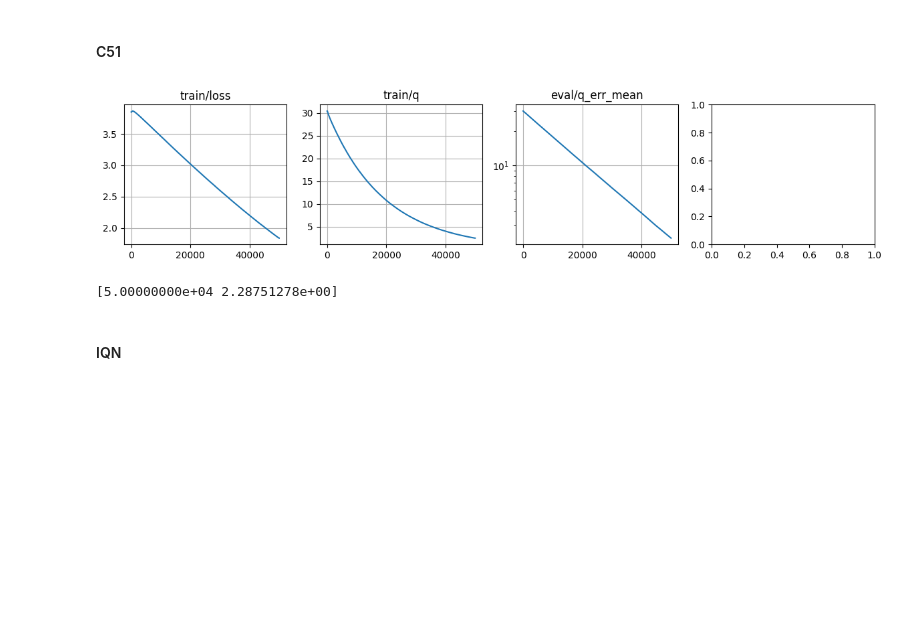
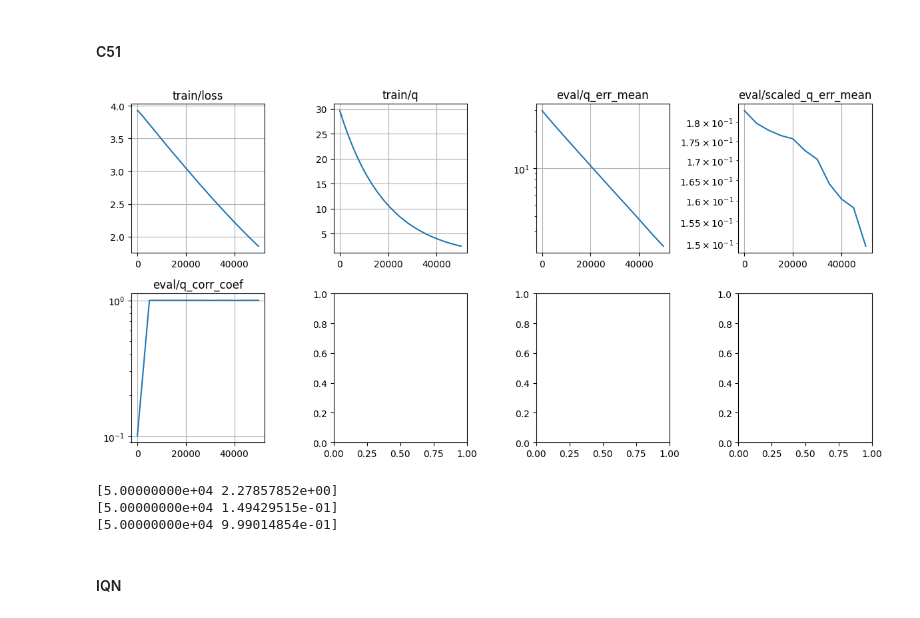
Before and after one commit to chongyi-zheng/ogbench, a Jupyter notebook: notebooks/2025_07_03_RiverSwim_sarsa.ipynb, the cells around one changed output. Saved outputs shown, nothing was run; the diff lists cells and outputs as text; code cells hidden in the pictures; blank space fills up the shorter version.

```diff
--- a/notebooks/2025_07_03_RiverSwim_sarsa.ipynb
+++ b/notebooks/2025_07_03_RiverSwim_sarsa.ipynb
@@ -217,10 +218,10 @@ class Critic(nn.Module):
     qs = nn.Sequential([
       nn.Dense(512),
       nn.gelu,
-      nn.LayerNorm(),
+      # nn.LayerNorm(),
       nn.Dense(512),
       nn.gelu,
-      nn.LayerNorm(),
+      # nn.LayerNorm(),
       nn.Dense(env.num_actions),
     ])(obs)
 
@@ -258,14 +259,14 @@ def loss_fn(params, target_params, batch):
 
   return loss, info
 
-optimizer = optax.adam(learning_rate=3e-4)
+optimizer = splus(learning_rate=3e-4 * 512 * 2)
 opt_state = optimizer.init(critic_params)
 grad_fn = jax.value_and_grad(loss_fn, has_aux=True)
 
 @jax.jit
 def update_fn(params, target_params, opt_state, batch):
   (loss, info), grads = grad_fn(params, target_params, batch)
-  updates, opt_state = optimizer.update(grads, opt_state)
+  updates, opt_state = optimizer.update(grads, opt_state, params)
   params = optax.apply_updates(params, updates)
 
   target_params = jax.tree_util.tree_map(
@@ -278,10 +279,15 @@ def update_fn(params, target_params, opt_state, batch):
 def evaluate_fn(params):
   obs = jnp.arange(env.num_states)
   q = critic.apply(params, obs)
+  scaled_q = q * (behavioral_q / q).mean()
   q_err_mean = jnp.mean(np.abs(q - behavioral_q))
+  scaled_q_err_mean = jnp.mean(np.abs(scaled_q - behavioral_q))
+  q_corr_coef = jnp.corrcoef(q.reshape(-1), behavioral_q.reshape(-1))[0, 1]
 
   info = {
-    'q_err_mean': q_err_mean
+    'q_err_mean': q_err_mean,
+    'scaled_q_err_mean': scaled_q_err_mean,
+    'q_corr_coef': q_corr_coef,
   }
 
   return info
@@ -305,7 +311,7 @@ for i in tqdm.trange(1, num_iterations + 1):
       )
 
   if i == 1 or i % log_interval == 0:
-    plot_metrics(metrics, logyscale_stats=['eval/q_err_mean'])
+    plot_metrics(metrics, logyscale_stats=['eval/q_err_mean', 'eval/scaled_q_err_mean', 'eval/q_corr_coef'])
     display.clear_output(wait=True)
     plt.tight_layout()
     plt.show()
@@ -330,10 +340,10 @@ class CategoricalCritic(nn.Module):
     logits = nn.Sequential([
       nn.Dense(512),
       nn.gelu,
-      nn.LayerNorm(),
+      # nn.LayerNorm(),
       nn.Dense(512),
       nn.gelu,
-      nn.LayerNorm(),
+      # nn.LayerNorm(),
       nn.Dense(env.num_actions * num_atoms),
     ])(obs)
 
@@ -371,9 +381,7 @@ def loss_fn(params, target_params, batch):
   qs, dists = cate_critic.apply(params, batch['observations'])
   probs = jnp.sum(dists * jax.nn.one_hot(batch['actions'], env.num_actions)[..., None], axis=1)
 
-  next_qs, next_dists = cate_critic.apply(target_params, batch['next_observations'])
-  # next_actions = jnp.argmax(next_qs, axis=-1)
-  # next_probs = jnp.sum(next_dists * jax.nn.one_hot(next_actions, env.num_actions)[..., None], axis=1)
+  _, next_dists = cate_critic.apply(target_params, batch['next_observations'])
   next_probs = jnp.sum(next_dists * jax.nn.one_hot(batch['next_actions'], env.num_actions)[..., None], axis=1)
 
   projected_atoms = jnp.clip(batch['rewards'][:, None] + discount * atoms[None], v_min, v_max)
@@ -401,14 +409,14 @@ def loss_fn(params, target_params, batch):
 
   return loss, info
 
-optimizer = optax.adam(learning_rate=3e-4)
+optimizer = splus(learning_rate=3e-4 * 512 * 2)
 opt_state = optimizer.init(cate_critic_params)
 grad_fn = jax.value_and_grad(loss_fn, has_aux=True)
 
 @jax.jit
 def update_fn(params, target_params, opt_state, batch):
   (loss, info), grads = grad_fn(params, target_params, batch)
-  updates, opt_state = optimizer.update(grads, opt_state)
+  updates, opt_state = optimizer.update(grads, opt_state, params)
   params = optax.apply_updates(params, updates)
 
   target_params = jax.tree_util.tree_map(
@@ -421,43 +429,52 @@ def update_fn(params, target_params, opt_state, batch):
 def evaluate_fn(params):
   obs = jnp.arange(env.num_states)
   q, _ = cate_critic.apply(params, obs)
+  scaled_q = q * (behavioral_q / q).mean()
   q_err_mean = jnp.mean(np.abs(q - behavioral_q))
+  scaled_q_err_mean = jnp.mean(np.abs(scaled_q - behavioral_q))
+  q_corr_coef = jnp.corrcoef(q.reshape(-1), behavioral_q.reshape(-1))[0, 1]
 
   info = {
-    'q_err_mean': q_err_mean
+    'q_err_mean': q_err_mean,
+    'scaled_q_err_mean': scaled_q_err_mean,
+    'q_corr_coef': q_corr_coef,
   }
 
   return info
 
 metrics = defaultdict(list)
 for i in tqdm.trange(1, num_iterations + 1):
   batch = sample_batch(batch_size)
   cate_critic_params, target_cate_critic_params, opt_state, loss, info = update_fn(
     cate_critic_params, target_cate_critic_params, opt_state, batch)
 
   for k, v in info.items():
     metrics['train/' + k].append(
       np.array([i, v])
     )
 
   if i == 1 or i % eval_interval == 0:
     eval_info = evaluate_fn(cate_critic_params)
     for k, v in eval_info.items():
       metrics['eval/' + k].append(
         np.array([i, v])
       )
 
   if i == 1 or i % log_interval == 0:
-    plot_metrics(metrics, logyscale_stats=['eval/q_err_mean'])
+    plot_metrics(metrics, logyscale_stats=['eval/q_err_mean', 'eval/scaled_q_err_mean', 'eval/q_corr_coef'])
     display.clear_output(wait=True)
     plt.tight_layout()
     plt.show()
 # %% [output]
-[figure, old version]
+[figure, new version]
 # %%
 print(metrics['eval/q_err_mean'][-1])
+print(metrics['eval/scaled_q_err_mean'][-1])
+print(metrics['eval/q_corr_coef'][-1])
 # %% [output]
-[5.00000000e+04 2.28751278e+00]
+[5.00000000e+04 2.27857852e+00]
+[5.00000000e+04 1.49429515e-01]
+[5.00000000e+04 9.99014854e-01]
 # %% [markdown]
 #### IQN
 # %% [markdown]
```
Also changed, not shown: parts of 5 cells of this notebook, 3 other files.
